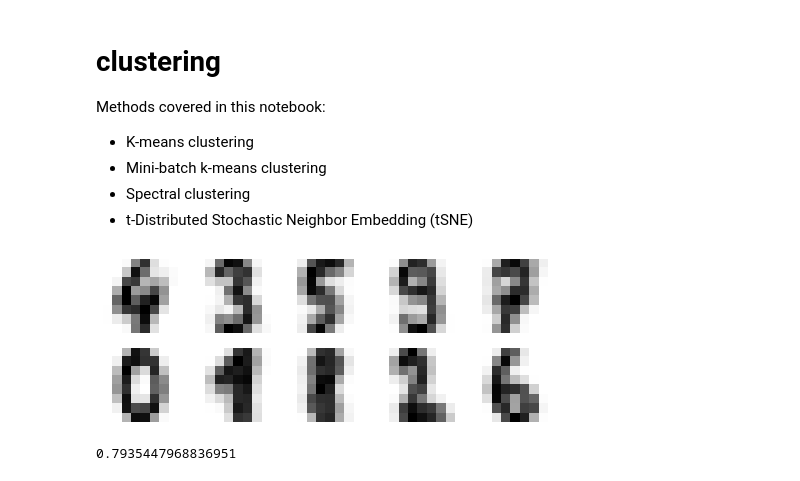
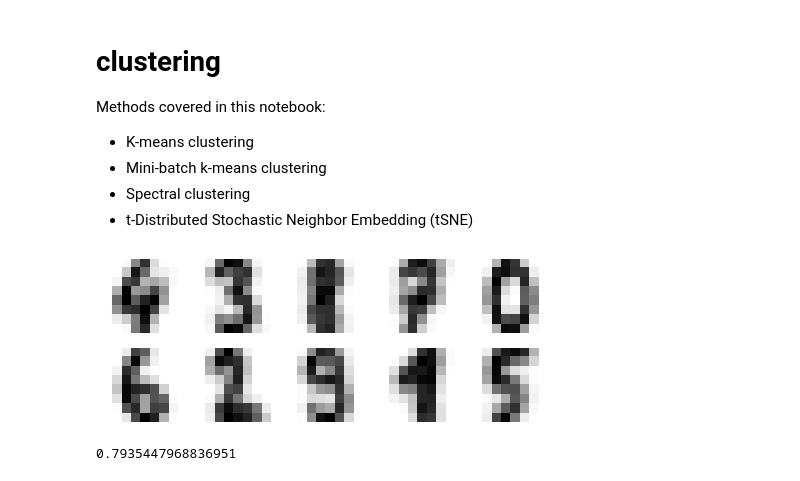
Before and after one commit to amandakeasson/ML_projects, a Jupyter notebook: clustering.ipynb, the cells around one changed output. Cells and saved outputs as stored; diff of their text form; code cells hidden in the pictures.

```diff
--- a/clustering.ipynb
+++ b/clustering.ipynb
@@ -20,19 +20,20 @@ plt.style.use('seaborn')
 # %%
 # kmeans on digits data
 
 from sklearn.cluster import KMeans
 from sklearn.datasets import load_digits
 
 digits = load_digits()
 kmeans = KMeans(n_clusters=10)
+clusters = kmeans.fit_predict(digits.data)
 
 fig, ax = plt.subplots(2,5, figsize=(8,3))
 centers = kmeans.cluster_centers_.reshape(10,8,8) #
 for axi, center in zip(ax.flat, centers): # has trouble with 1 and 8
     axi.set(xticks=[], yticks=[])
     axi.imshow(center, interpolation='nearest', cmap=plt.cm.binary)
 # %% [output]
-[figure, old version]
+[figure, new version]
 # %%
 # check accuracy of clusters vs digits.target
 
```
